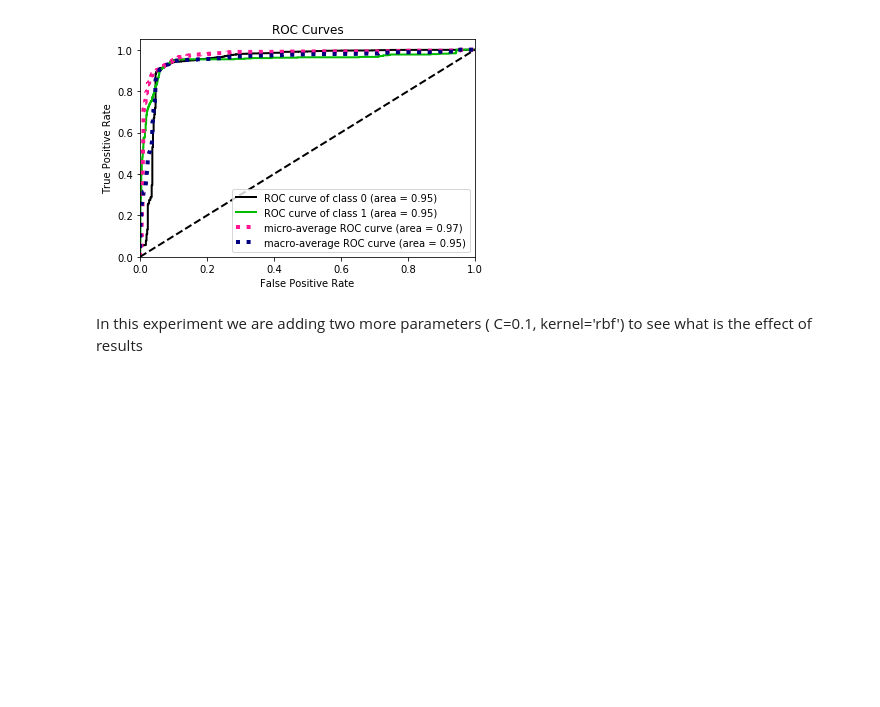
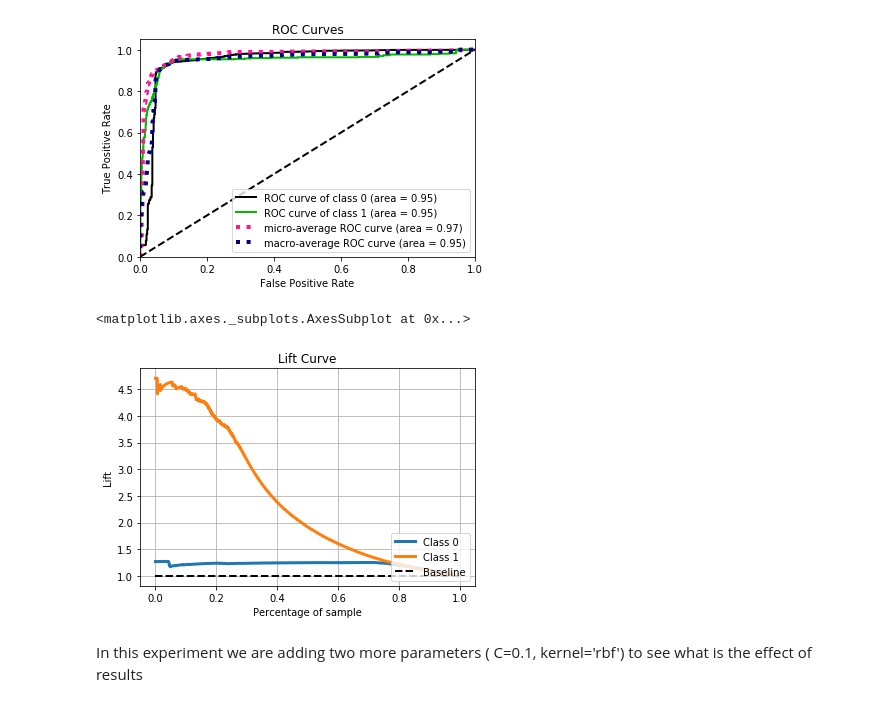
Before and after one commit to piyushtada/data_mining_2020_project_occupancy_detection, a Jupyter notebook: jupyter_notebooks/05_support_vector_machines.ipynb, the cells around one changed output. Saved outputs shown, nothing was run; the diff lists cells and outputs as text; code cells hidden in the pictures; blank space fills up the shorter version.

```diff
--- a/jupyter_notebooks/05_support_vector_machines.ipynb
+++ b/jupyter_notebooks/05_support_vector_machines.ipynb
@@ -241,6 +246,11 @@ plot_roc(y_test, y_score)
 plt.show()
 # %% [output]
 [figure]
+# %%
+plot_lift_curve(y_test, y_score)
+# %% [output]
+<matplotlib.axes._subplots.AxesSubplot at 0x...>
+[figure, added]
 # %% [markdown]
 In this experiment we are adding two more parameters ( C=0.1, kernel='rbf') to see what is the effect of results
 # %% [markdown]
```
Also changed, not shown: parts of 1 cell of this notebook, 1 other file.
